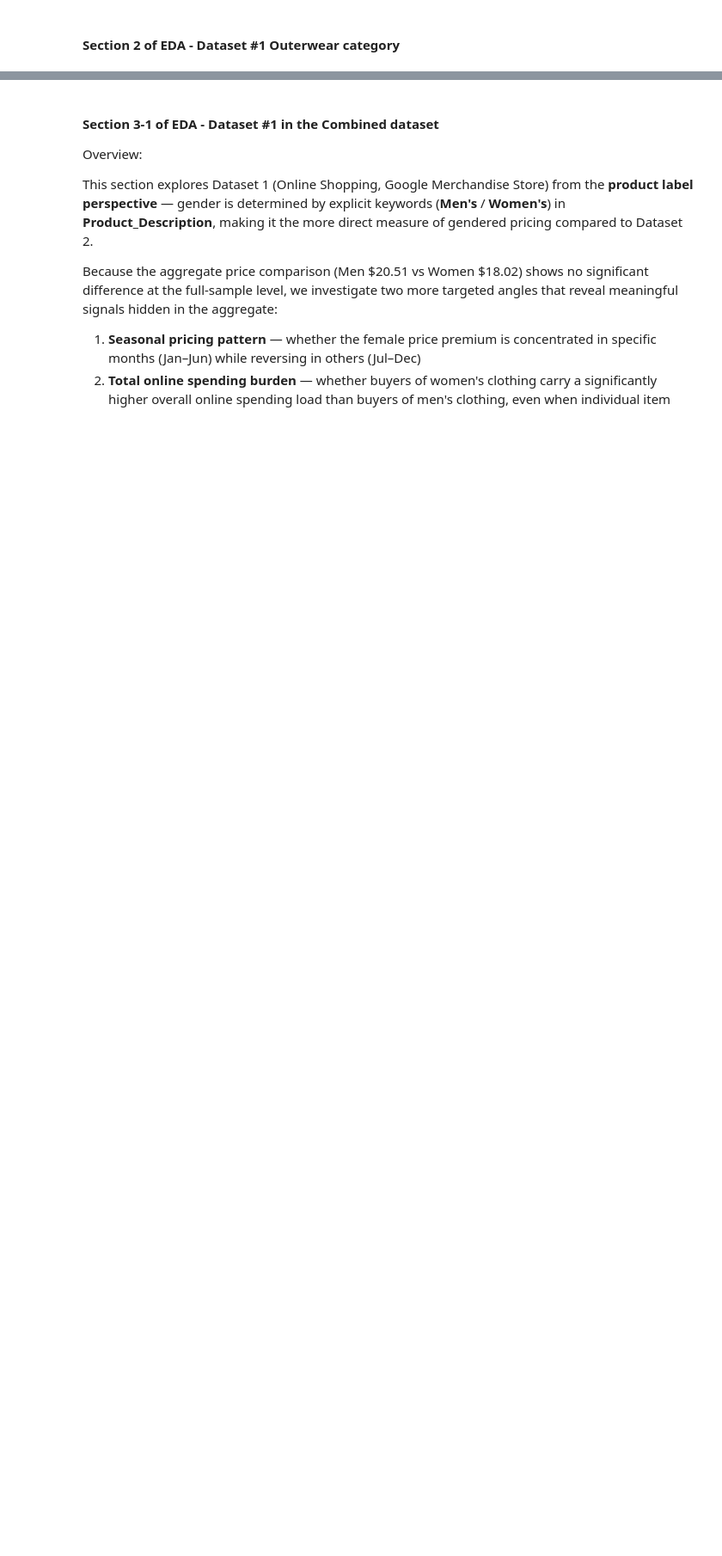
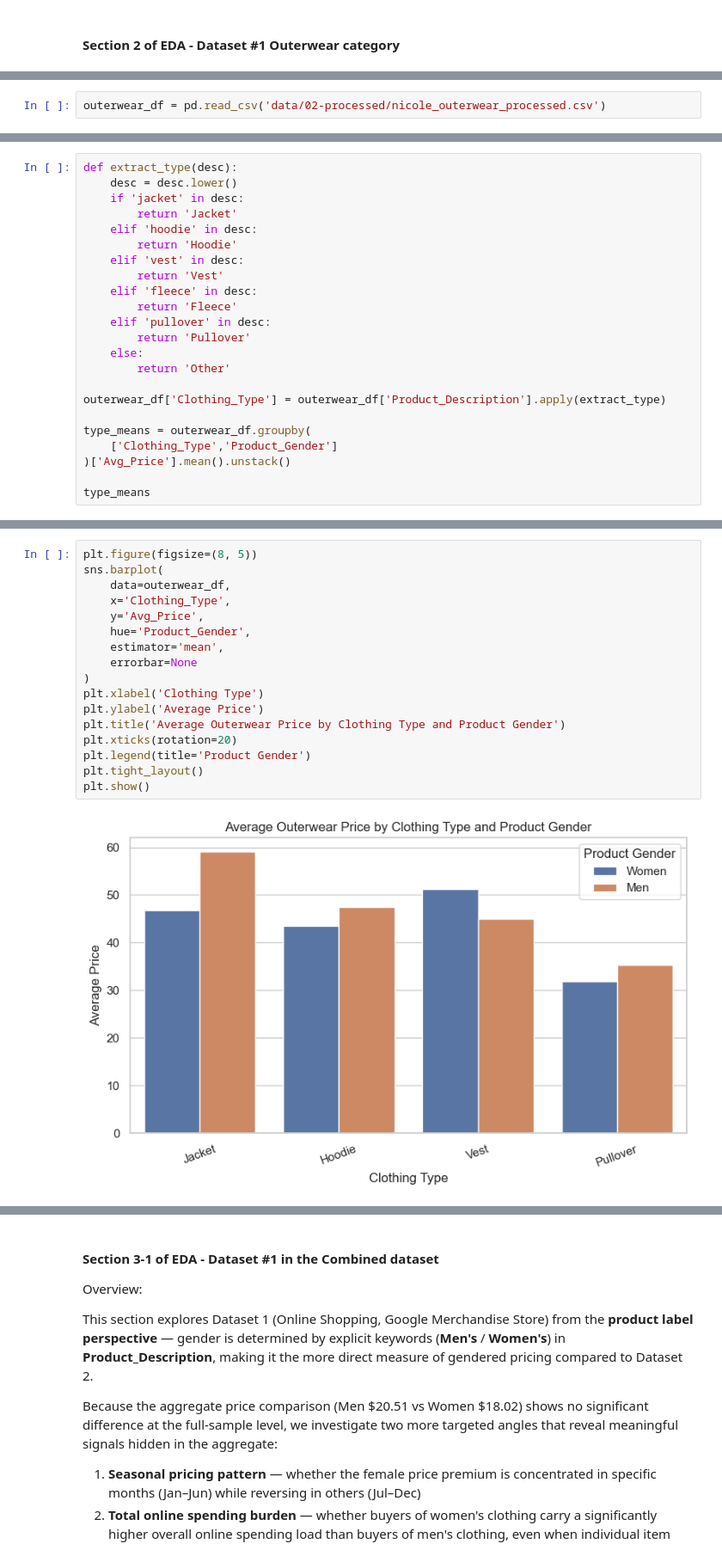
Before and after one commit to COGS108/Group136_WI26, a Jupyter notebook: 02-EDACheckpoint.ipynb, the cells around one changed output, grey strips where cells are left out. Shown at 86% size. Cells and saved outputs as stored; diff of their text form; blank space fills up the shorter version.

```diff
--- a/02-EDACheckpoint.ipynb
+++ b/02-EDACheckpoint.ipynb
@@ -525,0 +618,2 @@ plt.show()
+# %%
+outerwear_df = pd.read_csv('data/02-processed/nicole_outerwear_processed.csv')
@@ -525,0 +643,23 @@ plt.show()
+# %%
+def extract_type(desc):
+    desc = desc.lower()
+    if 'jacket' in desc:
+        return 'Jacket'
+    elif 'hoodie' in desc:
+        return 'Hoodie'
+    elif 'vest' in desc:
+        return 'Vest'
+    elif 'fleece' in desc:
+        return 'Fleece'
+    elif 'pullover' in desc:
+        return 'Pullover'
+    else:
+        return 'Other'
+
+outerwear_df['Clothing_Type'] = outerwear_df['Product_Description'].apply(extract_type)
+
+type_means = outerwear_df.groupby(
+    ['Clothing_Type','Product_Gender']
+)['Avg_Price'].mean().unstack()
+
+type_means
@@ -525,0 +692,19 @@ plt.show()
+# %%
+plt.figure(figsize=(8, 5))
+sns.barplot(
+    data=outerwear_df,
+    x='Clothing_Type',
+    y='Avg_Price',
+    hue='Product_Gender',
+    estimator='mean',
+    errorbar=None
+)
+plt.xlabel('Clothing Type')
+plt.ylabel('Average Price')
+plt.title('Average Outerwear Price by Clothing Type and Product Gender')
+plt.xticks(rotation=20)
+plt.legend(title='Product Gender')
+plt.tight_layout()
+plt.show()
+# %% [output]
+[figure, added]
```
Also changed, not shown: parts of 30 cells of this notebook, 2 other files.
